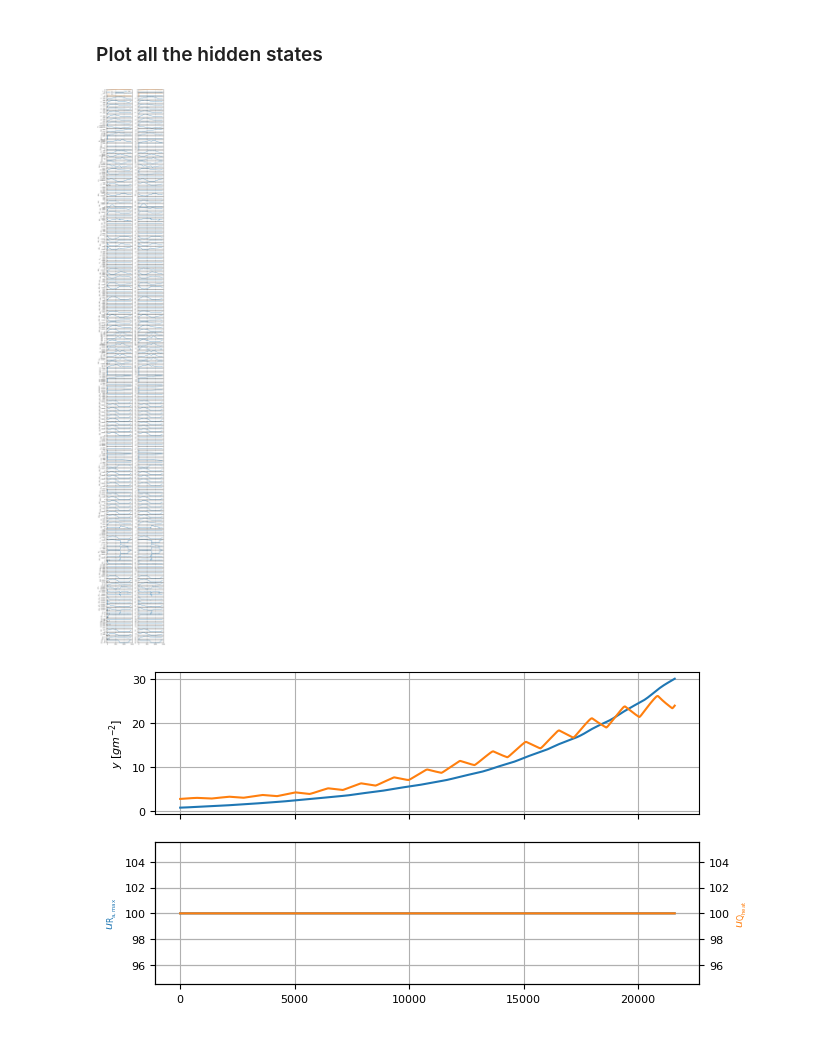
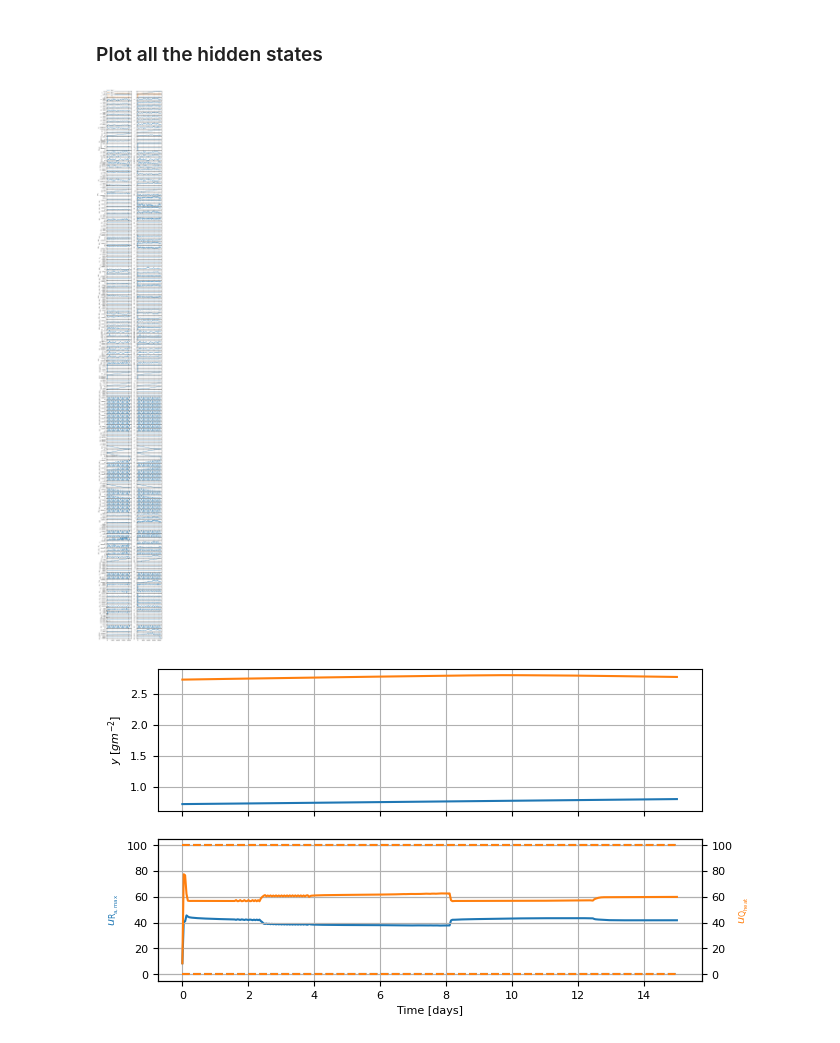
Before and after one commit to MarekWadinger/ecompc-greenhouse-platform, a Jupyter notebook: greenhouse_model.ipynb, the cells around one changed output. Cells and saved outputs as stored; diff of their text form; code cells hidden in the pictures.

```diff
--- a/greenhouse_model.ipynb
+++ b/greenhouse_model.ipynb
@@ -29,6 +32,8 @@ random.seed(40)
 # %% [markdown]
 # Get Weather Data
 # %%
+sim_days = 16
+
 climdat = get_weather_data(
     latitude=52.52,  # Latitude of the location in degrees
     longitude=13.41,  # Longitude of the location in degrees
@@ -53,7 +58,7 @@ climdat = get_weather_data(
         "NW",
     ],  # Azimuth angle of the surface in degrees (South facing)
     frequency="hourly",
-    forecast=16,
+    forecast=sim_days,
 )
 
 climate = climdat.asfreq("1T").interpolate(method="time").values
@@ -85,7 +88,7 @@ for u_idx in range(len(u_max)):
     u_max_[u_idx] = u_max[u_idx]
     u = partial(gen_step, u_min=u_min, u_max=u_max_)
     t_out, y_out, u_out = simulate(
-        greenhouse_model, u=u, sim_time=1440 * 15, t_s=60, x0=x0
+        greenhouse_model, u=u, sim_time=1440 * sim_days, t_s=ts, x0=x0
     )
     plot_response(
         t_out,
@@ -118,7 +121,7 @@ for u_idx in range(len(u_max)):
     u_max_[u_idx] = u_max[u_idx]
     u = partial(gen_step, u_min=u_min, u_max=u_max_)
     t_out, y_out, u_out = simulate(
-        greenhouse_model, u=u, sim_time=1440, t_s=60, x0=x0
+        greenhouse_model, u=u, sim_time=1440 * sim_days, t_s=ts, x0=x0
     )
 
     xs = []
@@ -155,7 +158,7 @@ axs[1, 0].legend()
 
 plt.show()
 # %% [output]
-[figure, old version]
+[figure, new version]
 # %%
 # === Model ===================================================================
 # Create a model instance
@@ -241,31 +340,37 @@ for _ in range(int(1440 * 15)):
 # %%
 # [donotremove]
 fig, axs = plt.subplots(2, 1, sharex=True)
-axs[0].plot(np.array(y_nexts).reshape(-1, 2))
+t_out = np.linspace(0, sim_days, len(y_nexts))
+axs[0].plot(t_out, np.array(y_nexts).reshape(-1, 2))
 axs[0].set_ylabel("$y~[g m^{-2}]$")
 for i, (label, color) in enumerate(
     zip(
         [
             r"$u_{\mathrm{R_{a,max}}}$",
             r"$u_{\mathrm{Q_{heat}}}$",
         ],
         ["#1f77b4", "#ff7f0e"],
     )
 ):
     # Create a second y-axis
     if i > 0:
         ax = axs[1].twinx()
     else:
         ax = axs[1]
     if i > 1:
         ax.spines["right"].set_position(("outward", 20 * i))
-    ax.plot(np.array(u0s).reshape(-1, 2)[:, i], color=color)
-    ax.plot(np.array(ums).reshape(-1, 4)[:, i], linestyle="--", color=color)
+    ax.plot(t_out, np.array(u0s).reshape(-1, 2)[:, i], color=color)
     ax.plot(
-        np.array(ums).reshape(-1, 4)[:, i + 2], linestyle="--", color=color
+        t_out, np.array(ums).reshape(-1, 4)[:, i], linestyle="--", color=color
+    )
+    ax.plot(
+        t_out,
+        np.array(ums).reshape(-1, 4)[:, i + 2],
+        linestyle="--",
+        color=color,
     )
 
-    ax.plot(np.array(uos).reshape(-1, 4)[:, i], alpha=0.5, color=color)
     ax.set_ylabel(label, color=color)
+    ax.set_xlabel("Time [days]")
 # %% [output]
-[figure, old version]
+[figure, new version]
```
Also changed, not shown: parts of 7 cells of this notebook.
